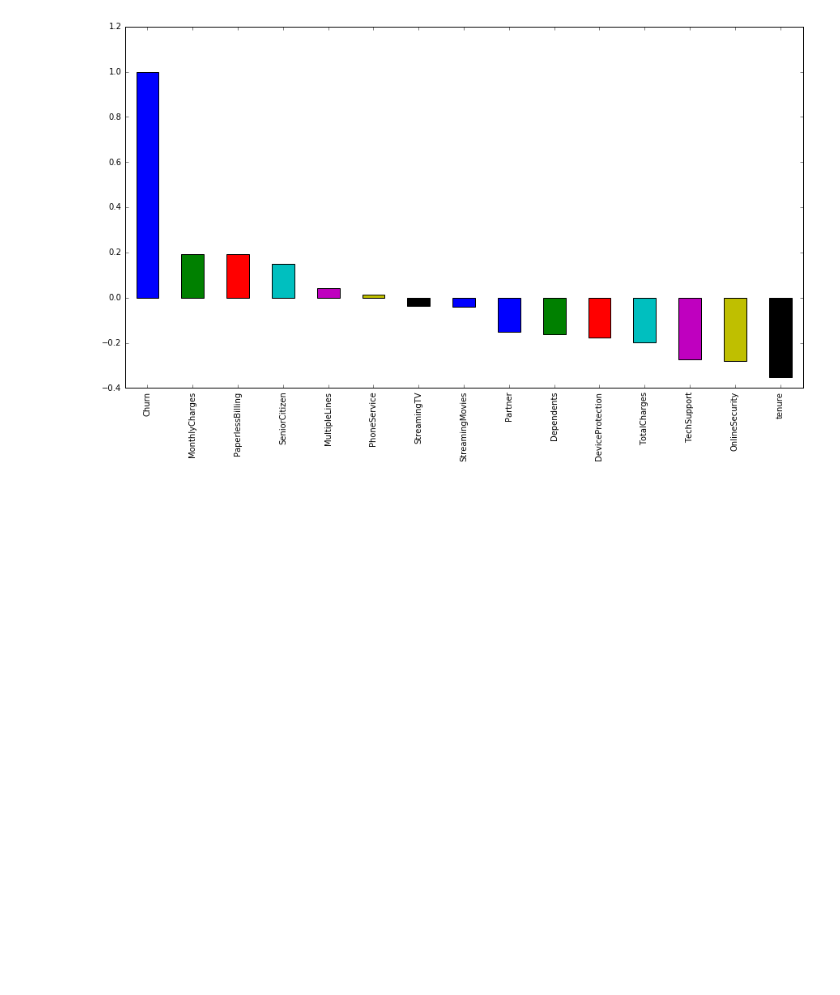
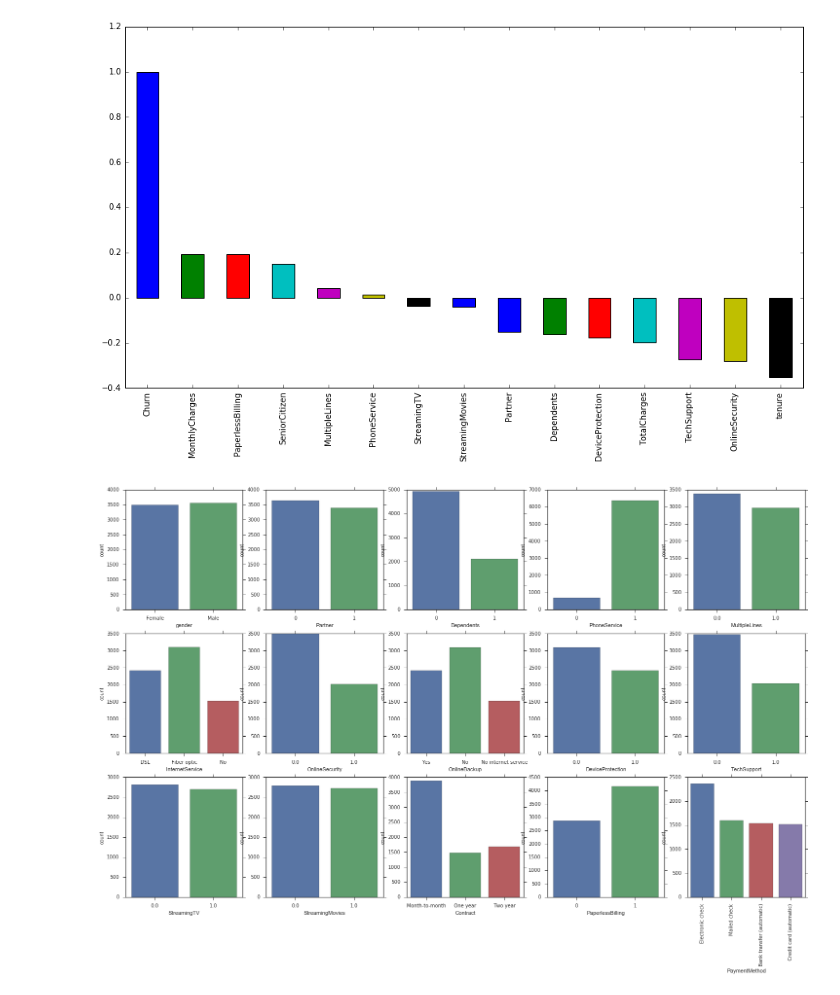
Before and after one commit to ngota/Telco_churn, a Jupyter notebook: telco_churn_predict.ipynb, the cells around one changed output. Cells and saved outputs as stored; diff of their text form; code cells hidden in the pictures; blank space fills up the shorter version.

```diff
--- a/telco_churn_predict.ipynb
+++ b/telco_churn_predict.ipynb
@@ -154,3 +154,27 @@ data.corr()['Churn'].sort_values(ascending = False).plot(kind='bar')
 # %% [output]
 <matplotlib.axes._subplots.AxesSubplot at 0x...>
 [figure]
+# %%
+import seaborn as sns
+sns.set(style="ticks", color_codes=True)
+cust_data = data
+fig, axes = plt.subplots(nrows = 3,ncols = 5,figsize = (25,15))
+sns.countplot(x = "gender", data = cust_data, ax=axes[0][0])
+sns.countplot(x = "Partner", data = cust_data, ax=axes[0][1])
+sns.countplot(x = "Dependents", data = cust_data, ax=axes[0][2])
+sns.countplot(x = "PhoneService", data = cust_data, ax=axes[0][3])
+sns.countplot(x = "MultipleLines", data = cust_data, ax=axes[0][4])
+sns.countplot(x = "InternetService", data =cust_data, ax=axes[1][0])
+sns.countplot(x = "OnlineSecurity", data = cust_data, ax=axes[1][1])
+sns.countplot(x = "OnlineBackup", data = cust_data, ax=axes[1][2])
+sns.countplot(x = "DeviceProtection", data = cust_data, ax=axes[1][3])
+sns.countplot(x = "TechSupport", data = cust_data, ax=axes[1][4])
+sns.countplot(x = "StreamingTV", data = cust_data, ax=axes[2][0])
+sns.countplot(x = "StreamingMovies", data = cust_data, ax=axes[2][1])
+sns.countplot(x = "Contract", data = cust_data, ax=axes[2][2])
+sns.countplot(x = "PaperlessBilling", data = cust_data, ax=axes[2][3])
+ax = sns.countplot(x = "PaymentMethod", data = cust_data, ax=axes[2][4])
+ax.set_xticklabels(ax.get_xticklabels(),rotation=90)
+plt.show(fig)
+# %% [output]
+[figure, added]
```
Also changed, not shown: parts of 5 cells of this notebook.
